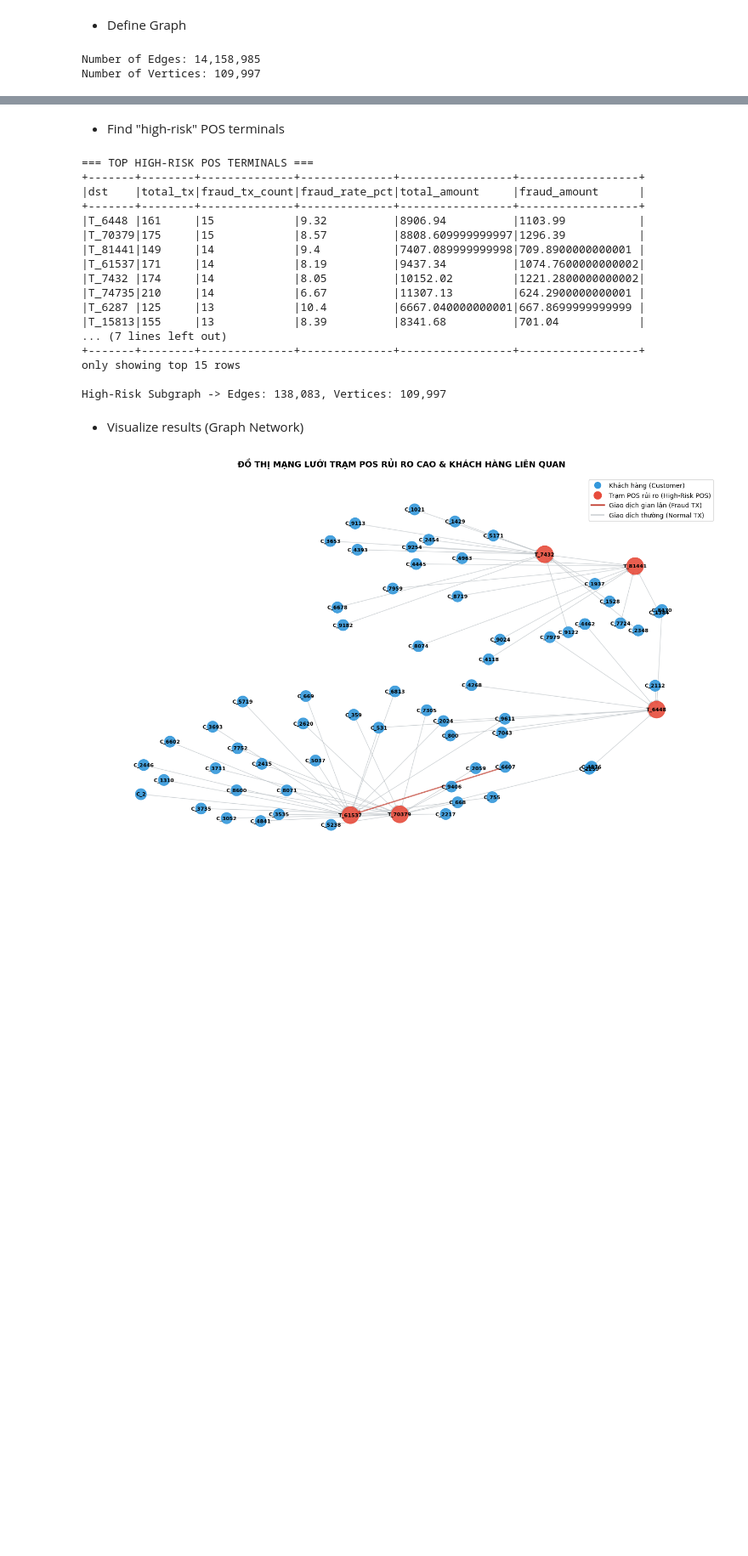
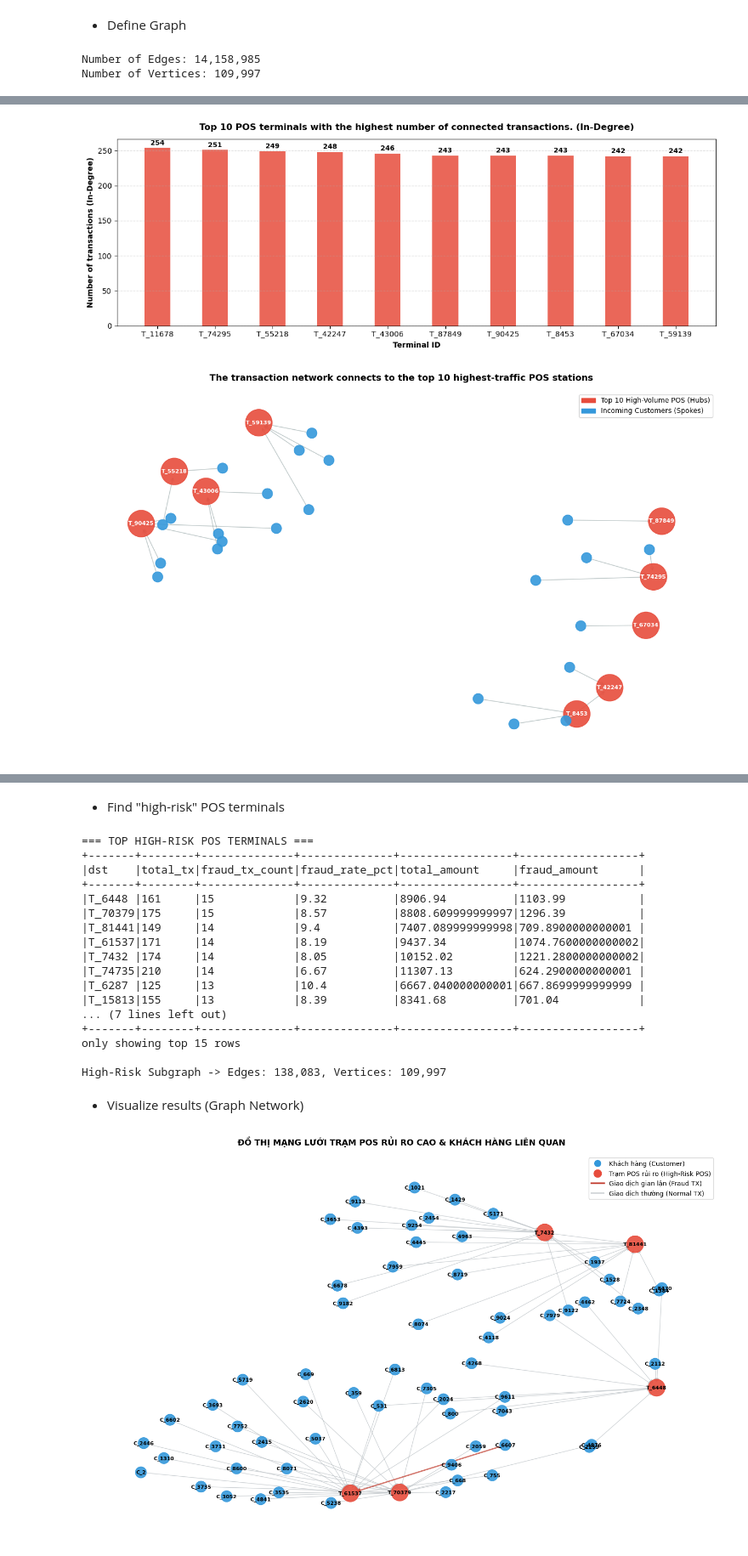
Before and after one commit to thanhnhat31/big-data.group-3.msa29hcm, a Jupyter notebook: notebooks/04_Graph_Analysis.ipynb, the cells around one changed output, grey strips where cells are left out. Shown at 85% size. Saved outputs shown, nothing was run; the diff lists cells and outputs as text; code cells hidden in the pictures; blank space fills up the shorter version.

Commit message:
04_Graph_Analysis - Implement 3.1, 3.2

```diff
--- a/notebooks/04_Graph_Analysis.ipynb
+++ b/notebooks/04_Graph_Analysis.ipynb
@@ -147,0 +142,14 @@ Number of Vertices: 109,997
+# %%
+# Use built-in inDegrees property of GraphFrames
+gf_indegree = g.inDegrees
+
+# Get Top 10 devices
+gf_indegree = g.inDegrees \
+    .filter(col("id").like("T_%")) \
+    .orderBy(desc("inDegree"))
+
+gf_result = gf_indegree.limit(10)
+
+# Action: .show() triggers processing and prints results to screen
+print("Top 10 POS terminals with highest incoming transaction volume:")
+gf_result.show()
@@ -147,0 +174,65 @@ Number of Vertices: 109,997
+# %%
+import networkx as nx
+import matplotlib.pyplot as plt
+import matplotlib.patches as mpatches
+from pyspark.sql.functions import col, desc
+
+# ---------------------------------------------------------
+# Chart 1: The bar chart displays specific In-Degree numbers.
+# ---------------------------------------------------------
+top10_pd = gf_result.toPandas()
+
+plt.figure(figsize=(12, 4.5))
+bars = plt.bar(top10_pd['id'], top10_pd['inDegree'], color='#e74c3c', alpha=0.85, width=0.45)
+
+# Add a number at the top of each column
+for bar in bars:
+    yval = bar.get_height()
+    plt.text(bar.get_x() + bar.get_width()/2.0, yval + 2, f"{int(yval)}", ha='center', va='bottom', fontsize=9, fontweight='bold')
+
+plt.title('Top 10 POS terminals with the highest number of connected transactions. (In-Degree)', fontsize=12, fontweight='bold', pad=12)
+plt.xlabel('Terminal ID', fontweight='bold')
+plt.ylabel('Number of transactions (In-Degree)', fontweight='bold')
+plt.grid(axis='y', linestyle='--', alpha=0.5)
+plt.tight_layout()
+plt.show()
+
+# ---------------------------------------------------------
+# Chart 2: Graph of Hub-and-Spoke Network Connecting Top 10 POSs
+# ---------------------------------------------------------
+top_10_pos_ids = top10_pd['id'].tolist()
+
+# Sample representative transactions connected to the Top 10 POS terminals.
+top_edges = edges.filter(col("dst").isin(top_10_pos_ids)) \
+                 .select("src", "dst") \
+                 .sample(withReplacement=False, fraction=0.01, seed=42) \
+                 .limit(100) \
+                 .collect()
+
+G_top10 = nx.DiGraph()
+for row in top_edges:
+    G_top10.add_edge(row['src'], row['dst'])
+
+node_colors = ['#e74c3c' if node in top_10_pos_ids else '#3498db' for node in G_top10.nodes()]
+node_sizes = [1500 if node in top_10_pos_ids else 220 for node in G_top10.nodes()]
+
+plt.figure(figsize=(13, 8))
+pos = nx.spring_layout(G_top10, seed=42, k=0.35)
+
+nx.draw_networkx_nodes(G_top10, pos, node_color=node_colors, node_size=node_sizes, alpha=0.9)
+nx.draw_networkx_edges(G_top10, pos, arrowstyle='->', arrowsize=10, edge_color='#95a5a6', alpha=0.6, width=1.1)
+
+pos_labels = {n: n for n in G_top10.nodes() if n in top_10_pos_ids}
+nx.draw_networkx_labels(G_top10, pos, labels=pos_labels, font_size=8, font_weight='bold', font_color='white')
+
+pos_patch = mpatches.Patch(color='#e74c3c', label='Top 10 High-Volume POS (Hubs)')
+cust_patch = mpatches.Patch(color='#3498db', label='Incoming Customers (Spokes)')
+plt.legend(handles=[pos_patch, cust_patch], loc='upper right', fontsize=10)
+
+plt.title('The transaction network connects to the top 10 highest-traffic POS stations', fontsize=13, fontweight='bold', pad=15)
+plt.axis('off')
+plt.tight_layout()
+plt.show()
+# %% [output]
+[figure, added]
+[figure, added]
```
Also changed, not shown: parts of 61 cells of this notebook.
